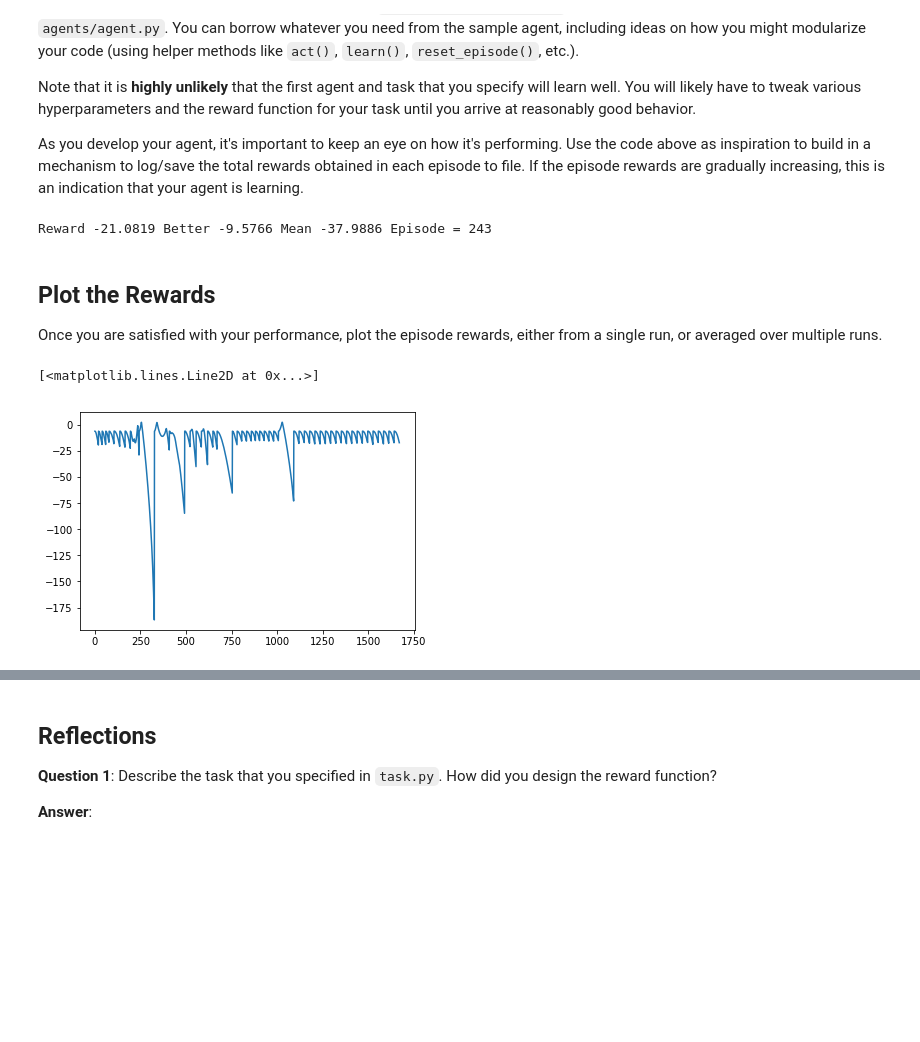
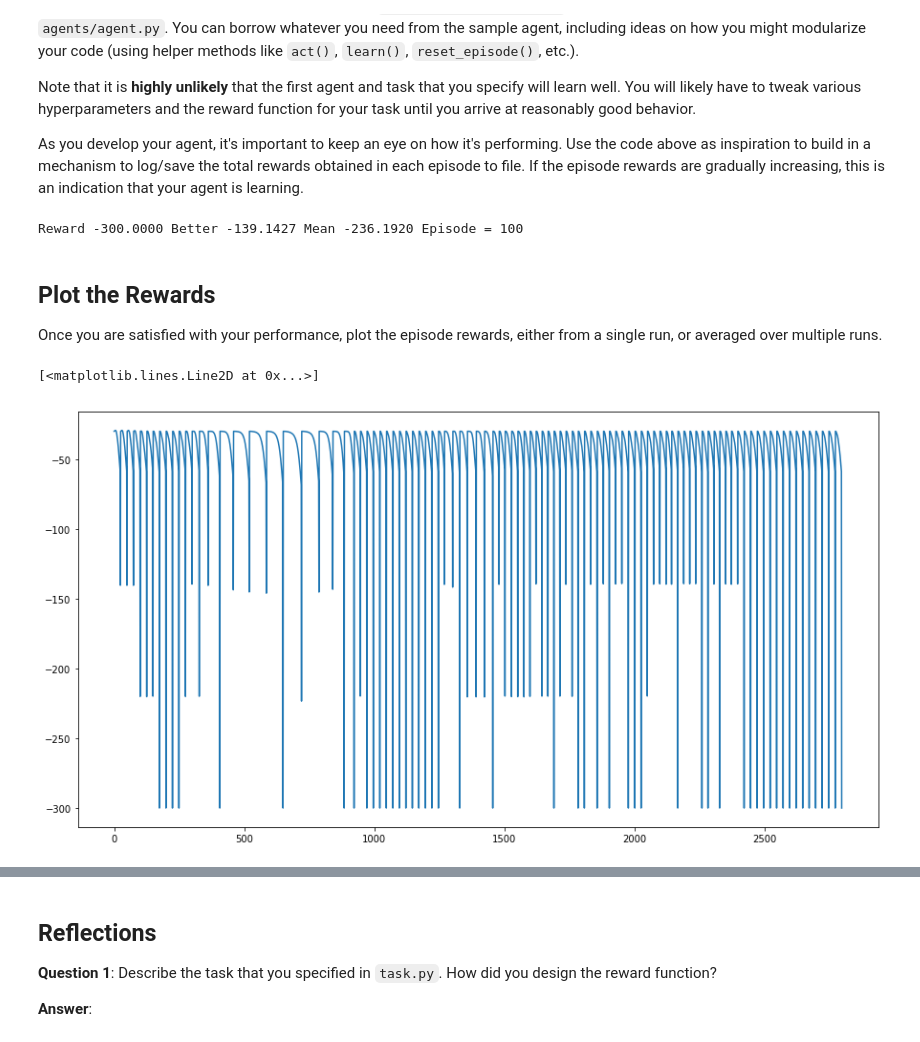
Before and after one commit to IvanBrasilico/RL-Quadcopter-2, a Jupyter notebook: Quadcopter_Project.ipynb, the cells around one changed output, grey strips where cells are left out. Saved outputs shown, nothing was run; the diff lists cells and outputs as text; code cells hidden in the pictures; blank space fills up the shorter version.

```diff
--- a/Quadcopter_Project.ipynb
+++ b/Quadcopter_Project.ipynb
@@ -262,29 +259,36 @@ from collections import defaultdict
 from agents.agent import DDPG
 
 ddpg_output = 'ddpgdata.txt'
-num_episodes = 500
-target_pos = np.array([0., 0., 20.])
+target_pos = np.array([0., 0., 50.])
 task = Task(target_pos=target_pos)
 agent = DDPG(task)
-# agent.tau = 0.01
-# agent.gamma = 0.99
+agent.tau = 0.01
+agent.gamma = 0.99
 resultados = {}
 
 new_labels = labels + ['reward']
 better_reward = float("-inf")
 mean_reward = 0
+taus = []
+
+num_episodes = 100
+
 with open(ddpg_output, 'w') as csvfile:
     writer = csv.writer(csvfile)
     writer.writerow(labels)
     for i_episode in range(1, num_episodes + 1):
+        # agent.tau = 0.002 + (0.008 * 0.996 ** i_episode)
+        # taus.append(agent.tau)
         state = agent.reset_episode() # start a new episode
         episode_result = defaultdict(list)
         to_write_list = []
         while True:
             action = agent.act(state)
+            # print(action, task.sim.pose)
             next_state, reward, done = task.step(action)
+            # print(reward)
             to_write = [task.sim.time] + list(task.sim.pose) + list(task.sim.v) \
-                + list(task.sim.angular_v) + list(rotor_speeds) + [float(reward)]
+                + list(task.sim.angular_v) + list(action) + [float(reward)]
             to_write_list.append(to_write)
             for ii in range(len(new_labels)):
                 episode_result[new_labels[ii]].append(to_write[ii])
@@ -301,7 +305,7 @@ with open(ddpg_output, 'w') as csvfile:
         resultados[i_episode] = episode_result
         sys.stdout.flush()
 # %% [output]
-Reward -21.0819 Better -9.5766 Mean -37.9886 Episode = 243
+Reward -300.0000 Better -139.1427 Mean -236.1920 Episode = 100
 # %% [markdown]
 ## Plot the Rewards
 
@@ -309,10 +313,10 @@ Once you are satisfied with your performance, plot the episode rewards, either f
 # %%
 all_rewards = []
 for e in range(1, num_episodes + 1):
     rewards = resultados[e]['reward']
     all_rewards.extend(rewards)
-
+plt.figure(figsize=(15, 8))
 plt.plot(all_rewards)
 # %% [output]
 [<matplotlib.lines.Line2D at 0x...>]
-[figure, old version]
+[figure, new version]
```
Also changed, not shown: parts of 40 cells of this notebook, 5 other files.
